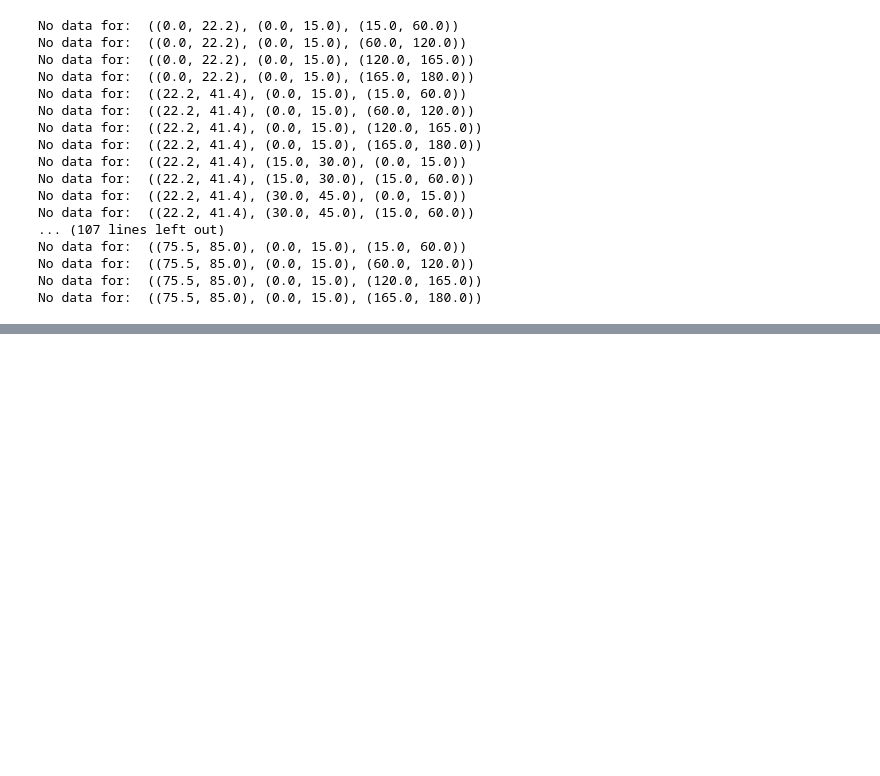
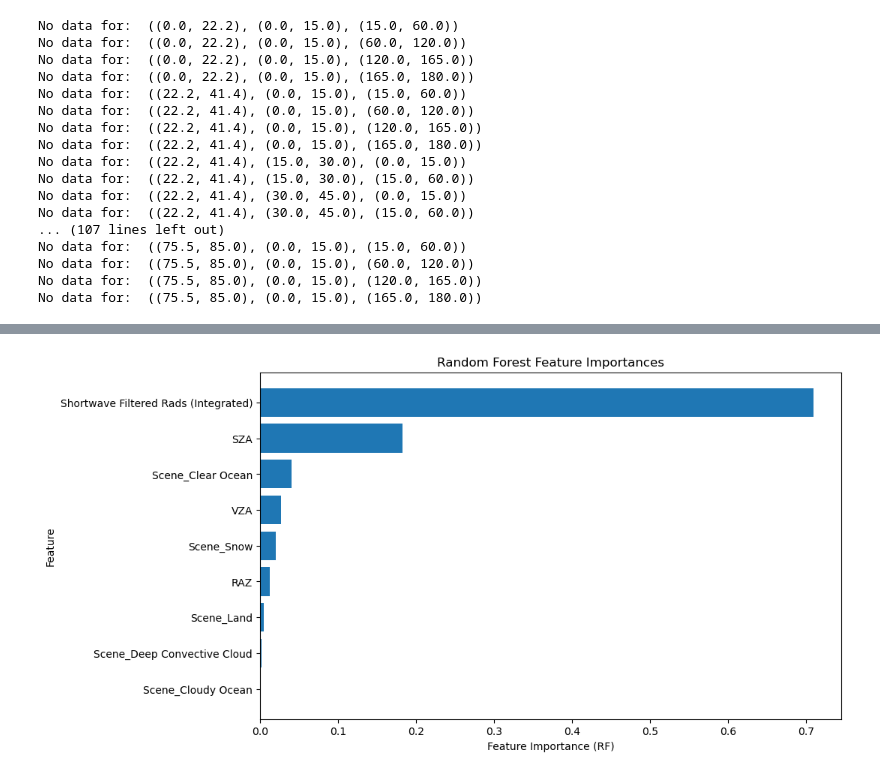
Before and after one commit to LASP-Libera/libera_unfiltering, a Jupyter notebook: nb_pt1.ipynb, the cells around one changed output, grey strips where cells are left out. Cells and saved outputs as stored; diff of their text form; code cells hidden in the pictures; blank space fills up the shorter version.

```diff
--- a/nb_pt1.ipynb
+++ b/nb_pt1.ipynb
@@ -4044,5 +3735,0 @@ land vs dc
-# %%
-snow_only = set(snow_coefficients[1]) - set(land_coefficients[1])
-land_only = set(land_coefficients[1]) - set(snow_coefficients[1])
-both = land_only & snow_only
-both, snow_only
@@ -4105,0 +3844,16 @@ angular_bins
+# %%
+from typing import Optional, Tuple
+
+GeomBin = Tuple[Tuple[float, float], Tuple[float, float], Tuple[float, float]]
+
+SZA_BINS = [(0.0, 22.2), (22.2, 41.4), (41.4, 60.0), (60.0, 75.5), (75.5, 85.0)]
+VZA_BINS = [(0.0, 15.0), (15.0, 30.0), (30.0, 45.0), (45.0, 60.0), (60.0, 90.0)]
+RAZ_BINS = [(0.0, 15.0), (15.0, 60.0), (60.0, 120.0), (120.0, 165.0), (165.0, 180.0)]
+
+def find_geometry_bin(sza: float, vza: float, raz: float) -> Optional[GeomBin]:
+    sza_bin = next((b for b in SZA_BINS if b[0] <= sza <= b[1]), None)
+    vza_bin = next((b for b in VZA_BINS if b[0] <= vza <= b[1]), None)
+    raz_bin = next((b for b in RAZ_BINS if b[0] <= raz <= b[1]), None)
+    if sza_bin is None or vza_bin is None or raz_bin is None:
+        return None
+    return (sza_bin, vza_bin, raz_bin)
@@ -4105,0 +4621,11 @@ angular_bins
+# %%
+dataset_ = all_dataset.reset_index(drop=True)
+dataset_ohe, scene_ohe_cols = one_hot_encode_scene(dataset_, scene_col="Scene", categories=None)
+
+# Now pass your features including the new one-hot columns
+input_features = [
+    "SZA", "VZA", "RAZ",
+    *scene_ohe_cols,
+    # plus VIIRS bands if you want...
+]
+input_features
@@ -4105,0 +4658,7 @@ angular_bins
+# %%
+sw_scene_model = final_ml_testing(
+    dataset=dataset_ohe,
+    v=True,
+    is_sw=True,
+    input_features=input_features + ['Shortwave Filtered Rads (Integrated)'],
+)
@@ -4105,0 +4674,4 @@ angular_bins
+# %%
+plot_importances(sw_scene_model, input_features + ['Shortwave Filtered Rads (Integrated)'])
+# %% [output]
+[figure, added]
```
Also changed, not shown: parts of 200 cells of this notebook, 27 other files.
